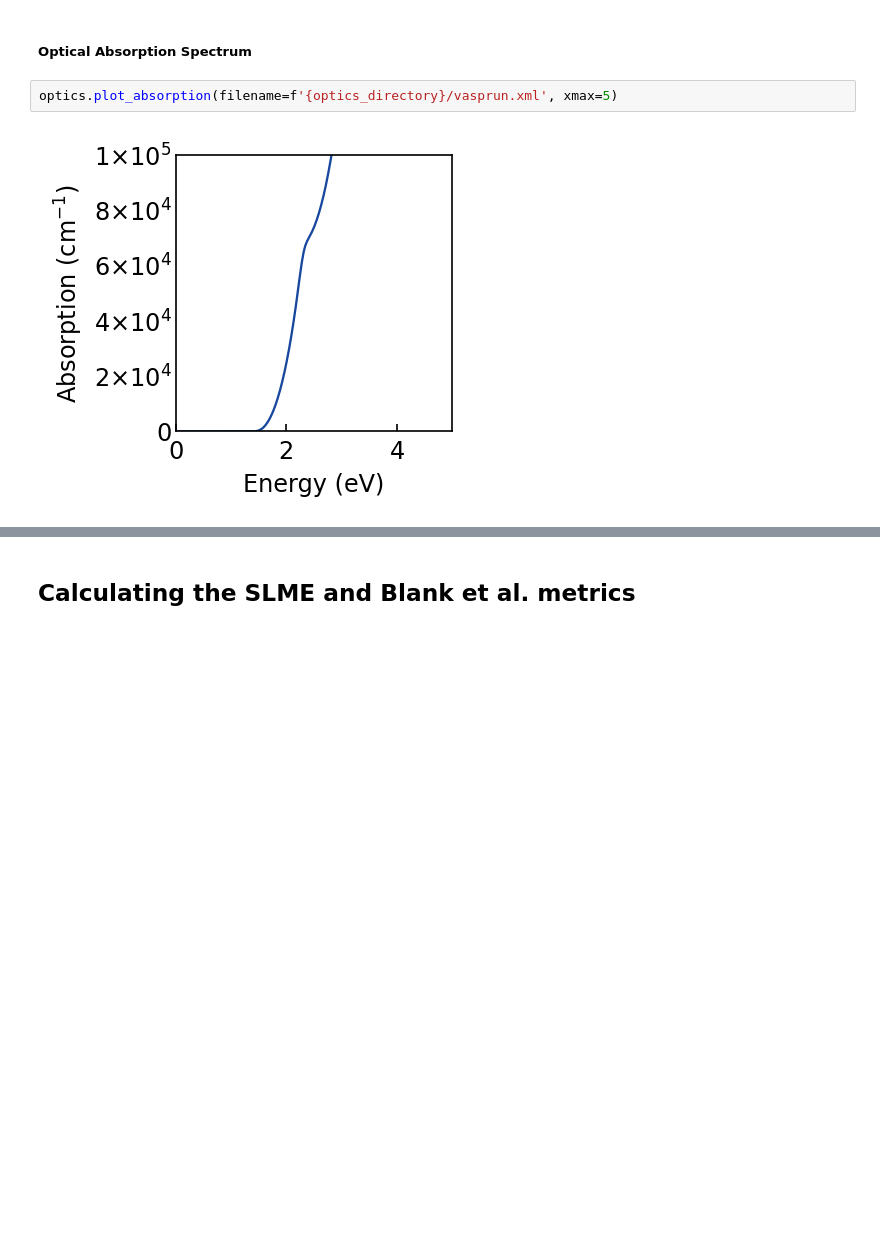
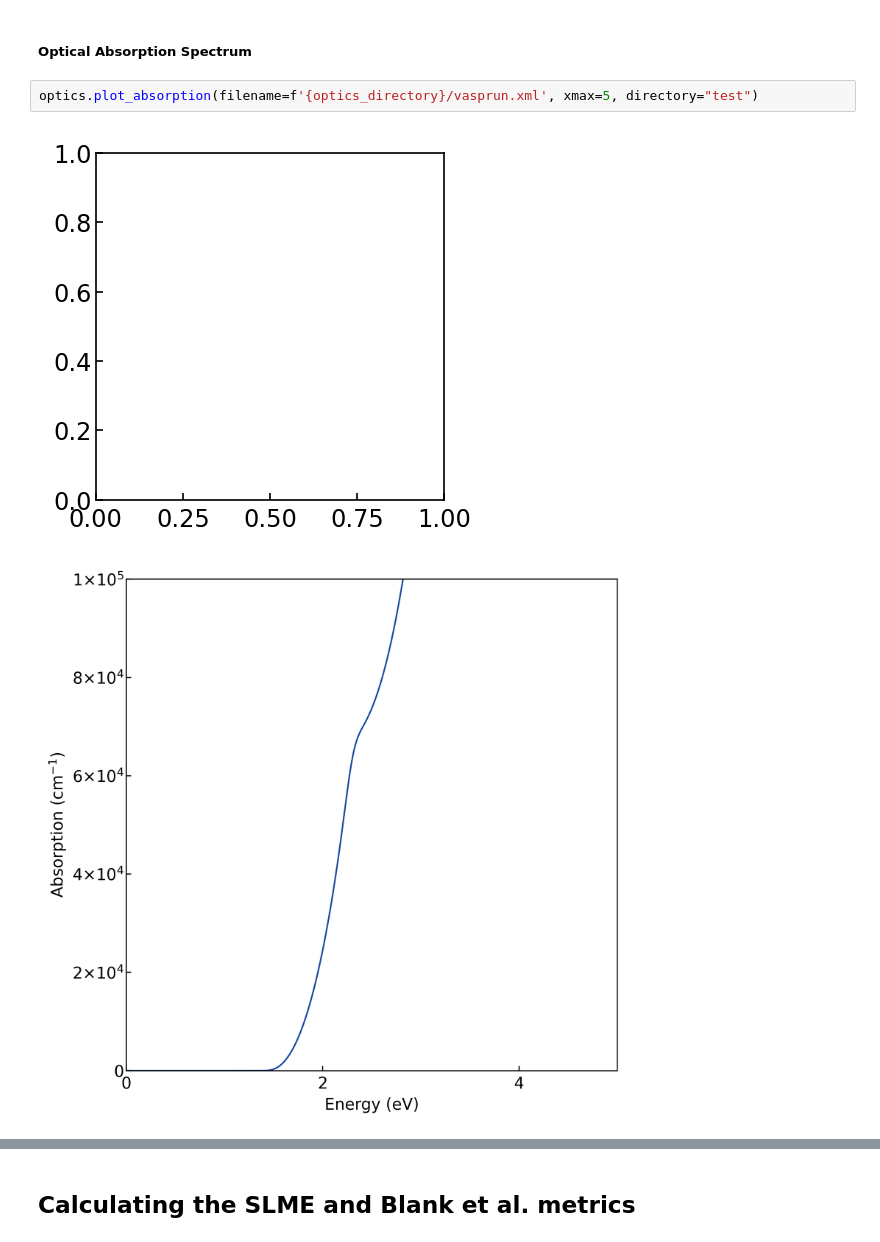
Before and after one commit to SMTG-Bham/solphin, a Jupyter notebook: tutorial/tutorial.ipynb, the cells around one changed output, grey strips where cells are left out. Saved outputs shown, nothing was run; the diff lists cells and outputs as text; blank space fills up the shorter version.

```diff
--- a/tutorial/tutorial.ipynb
+++ b/tutorial/tutorial.ipynb
@@ -86,6 +93,7 @@ dos_plotting.plot_dos(filename=f'{optics_directory}/vasprun.xml', xmin=-3, xmax=
 # %% [markdown]
 ##### Optical Absorption Spectrum
 # %%
-optics.plot_absorption(filename=f'{optics_directory}/vasprun.xml', xmax=5)
+optics.plot_absorption(filename=f'{optics_directory}/vasprun.xml', xmax=5, directory="test")
 # %% [output]
-[figure, old version]
+[figure, new version]
+[figure, added]
```
Also changed, not shown: parts of 19 cells of this notebook, 3 other files.
